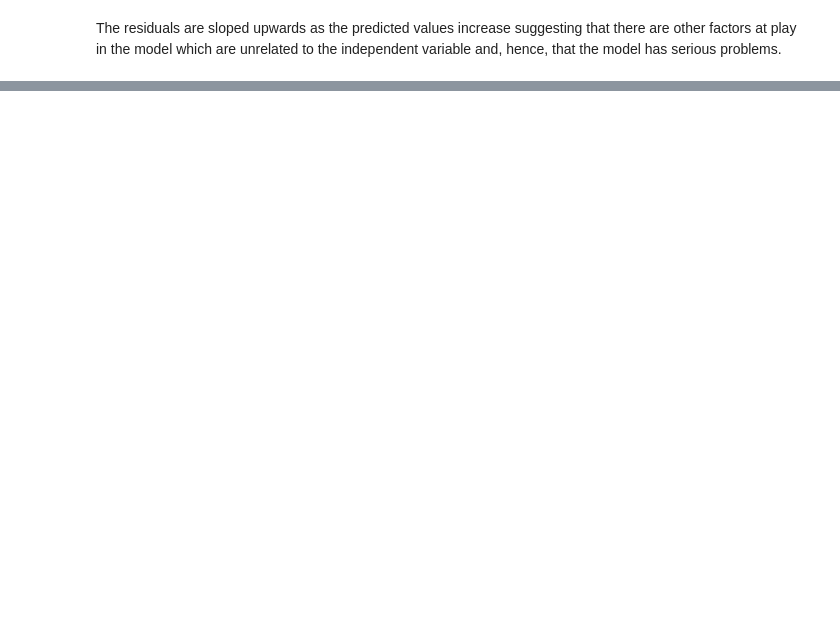
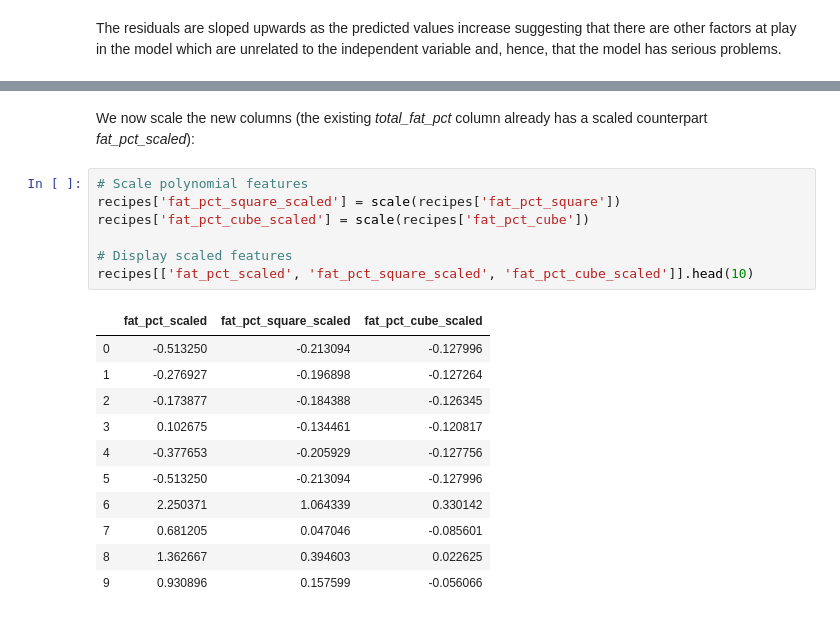
Before and after one commit to pelorenz/data-science-410, a Jupyter notebook: PeterLorenz-M03.ipynb, the cells around one changed output, grey strips where cells are left out. Drawn from its saved outputs; the diff is of its cells as text; blank space fills up the shorter version.

```diff
--- a/PeterLorenz-M03.ipynb
+++ b/PeterLorenz-M03.ipynb
@@ -361,0 +439,21 @@ The residuals are sloped upwards as the predicted values increase suggesting tha
+# %% [markdown]
+We now scale the new columns (the existing *total_fat_pct* column already has a scaled counterpart *fat_pct_scaled*):
+# %%
+# Scale polynomial features
+recipes['fat_pct_square_scaled'] = scale(recipes['fat_pct_square'])
+recipes['fat_pct_cube_scaled'] = scale(recipes['fat_pct_cube'])
+
+# Display scaled features
+recipes[['fat_pct_scaled', 'fat_pct_square_scaled', 'fat_pct_cube_scaled']].head(10)
+# %% [output]
+|  | fat_pct_scaled | fat_pct_square_scaled | fat_pct_cube_scaled |
+| 0 | -0.513250 | -0.213094 | -0.127996 |
+| 1 | -0.276927 | -0.196898 | -0.127264 |
+| 2 | -0.173877 | -0.184388 | -0.126345 |
+| 3 | 0.102675 | -0.134461 | -0.120817 |
+| 4 | -0.377653 | -0.205929 | -0.127756 |
+| 5 | -0.513250 | -0.213094 | -0.127996 |
+| 6 | 2.250371 | 1.064339 | 0.330142 |
+| 7 | 0.681205 | 0.047046 | -0.085601 |
+| 8 | 1.362667 | 0.394603 | 0.022625 |
+| 9 | 0.930896 | 0.157599 | -0.056066 |
```
Also changed, not shown: parts of 35 cells of this notebook.
